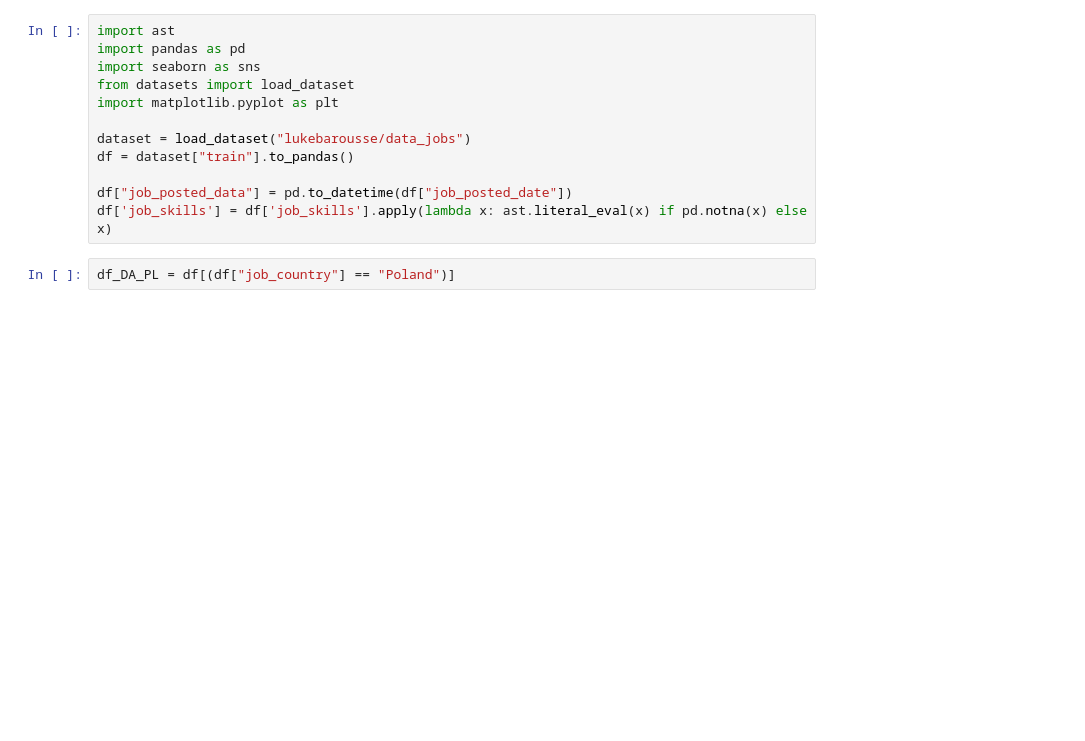
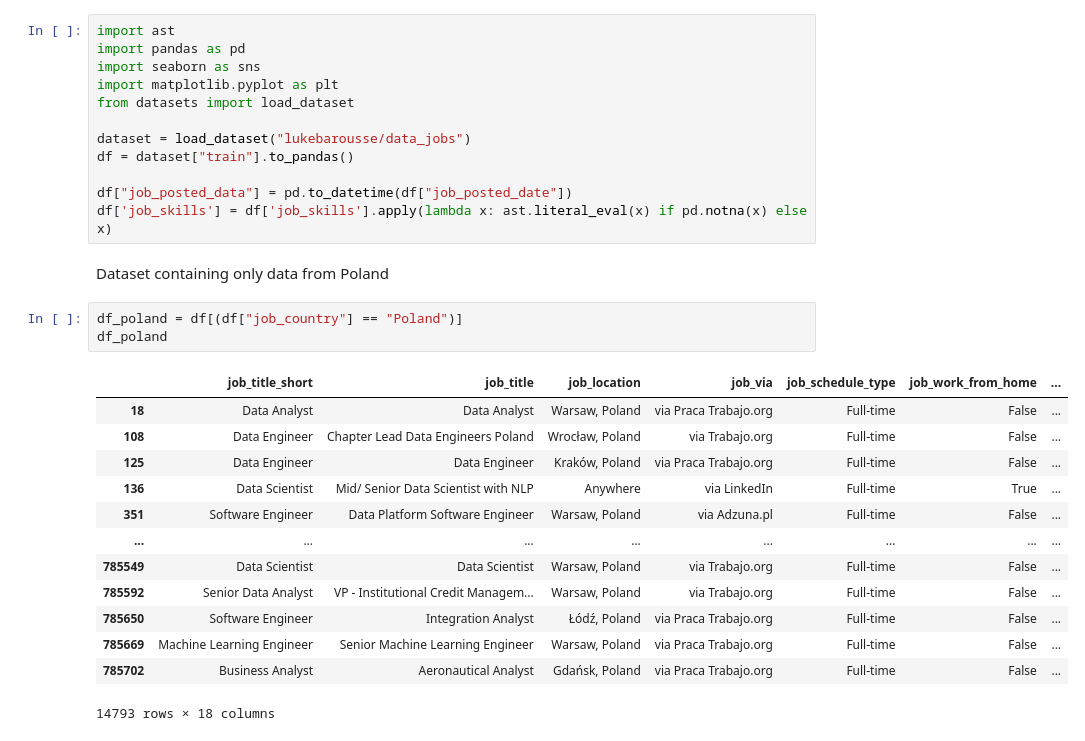
Before and after one commit to matcze/job_data_analysis, a Jupyter notebook: 1_project.ipynb, the cells around one changed output. Drawn from its saved outputs; the diff is of its cells as text; blank space fills up the shorter version.

```diff
--- a/1_project.ipynb
+++ b/1_project.ipynb
@@ -2,13 +2,30 @@
 import ast
 import pandas as pd
 import seaborn as sns
+import matplotlib.pyplot as plt
 from datasets import load_dataset
-import matplotlib.pyplot as plt
 
 dataset = load_dataset("lukebarousse/data_jobs")
 df = dataset["train"].to_pandas()
 
 df["job_posted_data"] = pd.to_datetime(df["job_posted_date"])
 df['job_skills'] = df['job_skills'].apply(lambda x: ast.literal_eval(x) if pd.notna(x) else x)
+# %% [markdown]
+Dataset containing only data from Poland
 # %%
-df_DA_PL = df[(df["job_country"] == "Poland")]
+df_poland = df[(df["job_country"] == "Poland")]
+df_poland
+# %% [output]
+|  | job_title_short | job_title | job_location | job_via | job_schedule_type | job_work_from_home | ... |
+| 18 | Data Analyst | Data Analyst | Warsaw, Poland | via Praca Trabajo.org | Full-time | False | ... |
+| 108 | Data Engineer | Chapter Lead Data Engineers Poland | Wrocław, Poland | via Trabajo.org | Full-time | False | ... |
+| 125 | Data Engineer | Data Engineer | Kraków, Poland | via Praca Trabajo.org | Full-time | False | ... |
+| 136 | Data Scientist | Mid/ Senior Data Scientist with NLP | Anywhere | via LinkedIn | Full-time | True | ... |
+| 351 | Software Engineer | Data Platform Software Engineer | Warsaw, Poland | via Adzuna.pl | Full-time | False | ... |
+| ... | ... | ... | ... | ... | ... | ... | ... |
+| 785549 | Data Scientist | Data Scientist | Warsaw, Poland | via Trabajo.org | Full-time | False | ... |
+| 785592 | Senior Data Analyst | VP - Institutional Credit Managem... | Warsaw, Poland | via Trabajo.org | Full-time | False | ... |
+| 785650 | Software Engineer | Integration Analyst | Łódź, Poland | via Praca Trabajo.org | Full-time | False | ... |
+| 785669 | Machine Learning Engineer | Senior Machine Learning Engineer | Warsaw, Poland | via Praca Trabajo.org | Full-time | False | ... |
+| 785702 | Business Analyst | Aeronautical Analyst | Gdańsk, Poland | via Praca Trabajo.org | Full-time | False | ... |
+14793 rows × 18 columns
```
Also changed, not shown: parts of 6 cells of this notebook.
